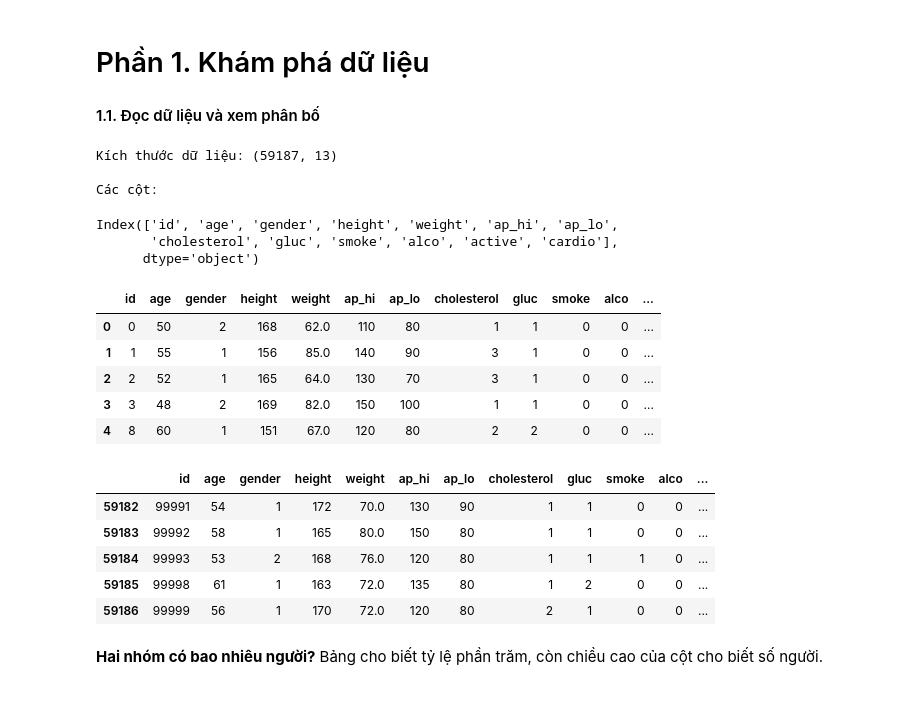
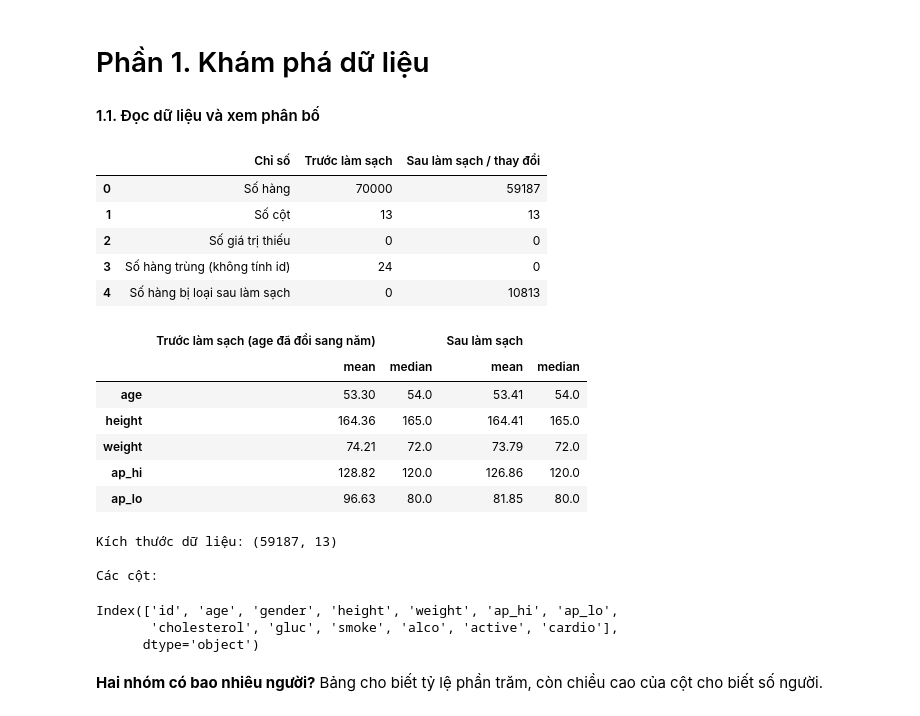
Before and after one commit to quanla200806-spec/ADY201m-Project, a Jupyter notebook: Clean,EDA,Model/EDA.ipynb, the cells around one changed output. Saved outputs shown, nothing was run; the diff lists cells and outputs as text; code cells hidden in the pictures.

```diff
--- a/Clean,EDA,Model/EDA.ipynb
+++ b/Clean,EDA,Model/EDA.ipynb
@@ -10,6 +10,68 @@ import matplotlib.pyplot as mpl
 import seaborn as sb
 
 dataset_sach = pd.read_csv("cleaned_cardio.csv")
+# %%
+# So sánh dữ liệu gốc với dữ liệu đã làm sạch trước khi phân tích EDA
+raw_data = pd.read_csv("cardio_train.csv", sep=";")
+clean_data = dataset_sach.copy()
+
+for frame in (raw_data, clean_data):
+    frame.columns = frame.columns.str.lower().str.strip()
+
+# Trong file gốc, age tính theo ngày; đổi sang năm để so sánh cùng đơn vị.
+raw_data_for_stats = raw_data.copy()
+raw_data_for_stats["age"] = (raw_data_for_stats["age"] / 365.25).round().astype("Int64")
+columns_without_id = [column for column in raw_data.columns if column != "id"]
+rows_removed = len(raw_data) - len(clean_data)
+
+comparison = pd.DataFrame({
+    "Chỉ số": [
+        "Số hàng",
+        "Số cột",
+        "Số giá trị thiếu",
+        "Số hàng trùng (không tính id)",
+        "Số hàng bị loại sau làm sạch",
+    ],
+    "Trước làm sạch": [
+        len(raw_data),
+        len(raw_data.columns),
+        int(raw_data.isna().sum().sum()),
+        int(raw_data.duplicated(subset=columns_without_id).sum()),
+        0,
+    ],
+    "Sau làm sạch / thay đổi": [
+        len(clean_data),
+        len(clean_data.columns),
+        int(clean_data.isna().sum().sum()),
+        int(clean_data.duplicated(subset=columns_without_id).sum()),
+        rows_removed,
+    ],
+})
+display(comparison)
+
+numeric_columns = ["age", "height", "weight", "ap_hi", "ap_lo"]
+statistics_before = raw_data_for_stats[numeric_columns].agg(["mean", "median"]).T
+statistics_after = clean_data[numeric_columns].agg(["mean", "median"]).T
+statistics_comparison = pd.concat(
+    [statistics_before, statistics_after],
+    axis=1,
+    keys=["Trước làm sạch (age đã đổi sang năm)", "Sau làm sạch"],
+)
+display(statistics_comparison.round(2))
+# %% [output]
+|  | Chỉ số | Trước làm sạch | Sau làm sạch / thay đổi |
+| 0 | Số hàng | 70000 | 59187 |
+| 1 | Số cột | 13 | 13 |
+| 2 | Số giá trị thiếu | 0 | 0 |
+| 3 | Số hàng trùng (không tính id) | 24 | 0 |
+| 4 | Số hàng bị loại sau làm sạch | 0 | 10813 |
+|  | Trước làm sạch (age đã đổi sang năm) |  | Sau làm sạch |  |
+|  | mean | median | mean | median |
+| age | 53.30 | 54.0 | 53.41 | 54.0 |
+| height | 164.36 | 165.0 | 164.41 | 165.0 |
+| weight | 74.21 | 72.0 | 73.79 | 72.0 |
+| ap_hi | 128.82 | 120.0 | 126.86 | 120.0 |
+| ap_lo | 96.63 | 80.0 | 81.85 | 80.0 |
 # %%
 print("Kích thước dữ liệu:", dataset_sach.shape)
 
@@ -22,24 +84,6 @@ Các cột:
 Index(['id', 'age', 'gender', 'height', 'weight', 'ap_hi', 'ap_lo',
        'cholesterol', 'gluc', 'smoke', 'alco', 'active', 'cardio'],
       dtype='object')
-# %%
-dataset_sach.head()
-# %% [output]
-|  | id | age | gender | height | weight | ap_hi | ap_lo | cholesterol | gluc | smoke | alco | ... |
-| 0 | 0 | 50 | 2 | 168 | 62.0 | 110 | 80 | 1 | 1 | 0 | 0 | ... |
-| 1 | 1 | 55 | 1 | 156 | 85.0 | 140 | 90 | 3 | 1 | 0 | 0 | ... |
-| 2 | 2 | 52 | 1 | 165 | 64.0 | 130 | 70 | 3 | 1 | 0 | 0 | ... |
-| 3 | 3 | 48 | 2 | 169 | 82.0 | 150 | 100 | 1 | 1 | 0 | 0 | ... |
-| 4 | 8 | 60 | 1 | 151 | 67.0 | 120 | 80 | 2 | 2 | 0 | 0 | ... |
-# %%
-dataset_sach.tail()
-# %% [output]
-|  | id | age | gender | height | weight | ap_hi | ap_lo | cholesterol | gluc | smoke | alco | ... |
-| 59182 | 99991 | 54 | 1 | 172 | 70.0 | 130 | 90 | 1 | 1 | 0 | 0 | ... |
-| 59183 | 99992 | 58 | 1 | 165 | 80.0 | 150 | 80 | 1 | 1 | 0 | 0 | ... |
-| 59184 | 99993 | 53 | 2 | 168 | 76.0 | 120 | 80 | 1 | 1 | 1 | 0 | ... |
-| 59185 | 99998 | 61 | 1 | 163 | 72.0 | 135 | 80 | 1 | 2 | 0 | 0 | ... |
-| 59186 | 99999 | 56 | 1 | 170 | 72.0 | 120 | 80 | 2 | 1 | 0 | 0 | ... |
 # %% [markdown]
 **Hai nhóm có bao nhiêu người?** Bảng cho biết tỷ lệ phần trăm, còn chiều cao của cột cho biết số người.
 # %%
```
Also changed, not shown: parts of 3 cells of this notebook.
